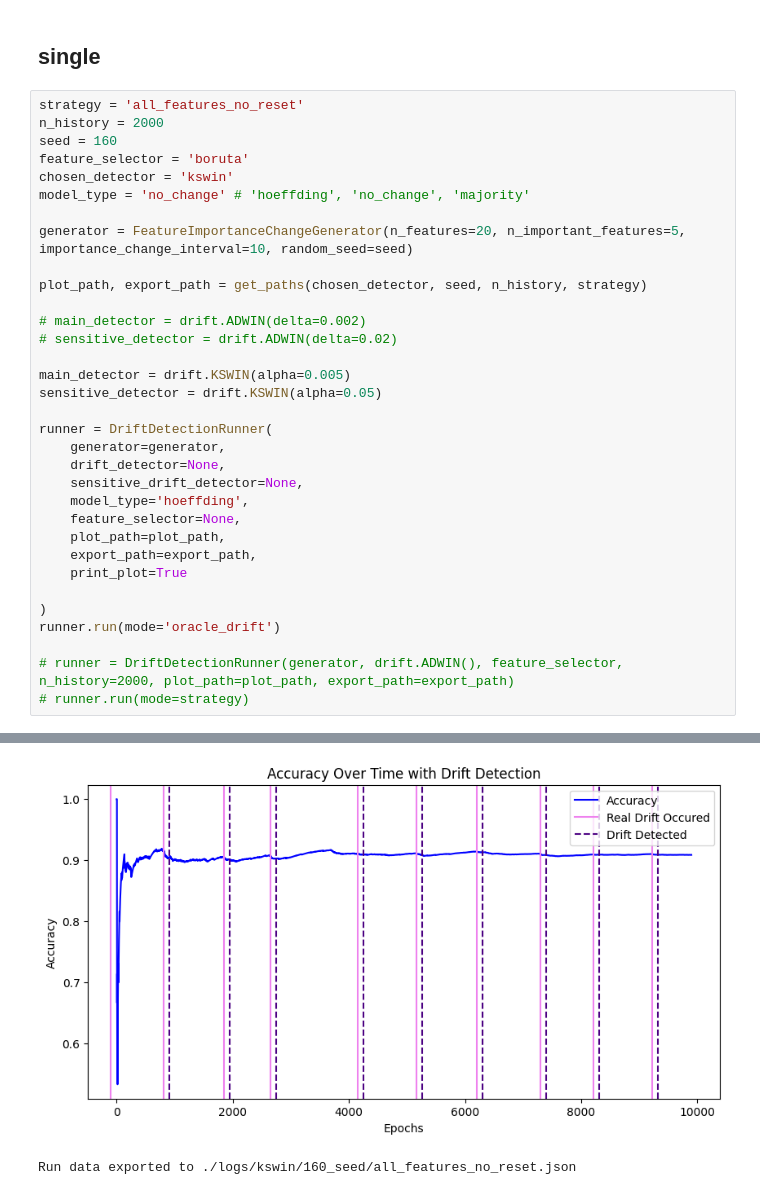
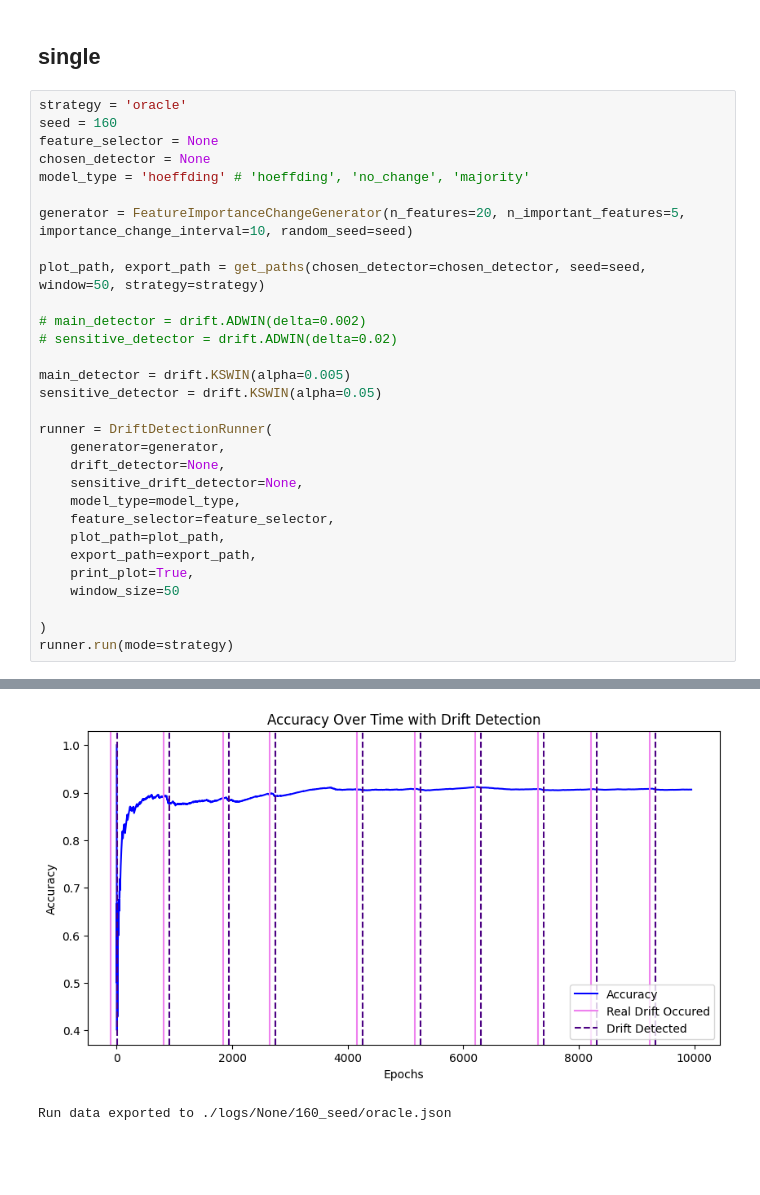
Before and after one commit to wpartycja/ml-in-data-streams, a Jupyter notebook: drift_detection.ipynb, the cells around one changed output, grey strips where cells are left out. Drawn from its saved outputs; the diff is of its cells as text; blank space fills up the shorter version.

```diff
--- a/drift_detection.ipynb
+++ b/drift_detection.ipynb
@@ -44,16 +48,15 @@ warnings.filterwarnings('ignore')
 # %% [markdown]
 ## single
 # %%
-strategy = 'all_features_no_reset'
-n_history = 2000
+strategy = 'oracle'
 seed = 160
-feature_selector = 'boruta'
-chosen_detector = 'kswin'
-model_type = 'no_change' # 'hoeffding', 'no_change', 'majority'
+feature_selector = None
+chosen_detector = None
+model_type = 'hoeffding' # 'hoeffding', 'no_change', 'majority'
 
 generator = FeatureImportanceChangeGenerator(n_features=20, n_important_features=5, importance_change_interval=10, random_seed=seed)
 
-plot_path, export_path = get_paths(chosen_detector, seed, n_history, strategy)
+plot_path, export_path = get_paths(chosen_detector=chosen_detector, seed=seed, window=50, strategy=strategy)
 
 # main_detector = drift.ADWIN(delta=0.002)
 # sensitive_detector = drift.ADWIN(delta=0.02)
@@ -65,15 +68,13 @@ runner = DriftDetectionRunner(
     generator=generator,
     drift_detector=None,
     sensitive_drift_detector=None,
-    model_type='hoeffding',
-    feature_selector=None,
+    model_type=model_type,
+    feature_selector=feature_selector,
     plot_path=plot_path,
     export_path=export_path,
-    print_plot=True
+    print_plot=True,
+    window_size=50
 
 )
-runner.run(mode='oracle_drift')
-
-# runner = DriftDetectionRunner(generator, drift.ADWIN(), feature_selector, n_history=2000, plot_path=plot_path, export_path=export_path)
-# runner.run(mode=strategy)
+runner.run(mode=strategy)
 # %% [output]
@@ -97,3 +98,3 @@ Plot saved to ./plots/kswin/160_seed/all_features_no_reset.png
-[figure, old version]
+[figure, new version]
-Run data exported to ./logs/kswin/160_seed/all_features_no_reset.json
+Run data exported to ./logs/None/160_seed/oracle.json
 # %%
```
Also changed, not shown: parts of 5 cells of this notebook, 11 other files.
